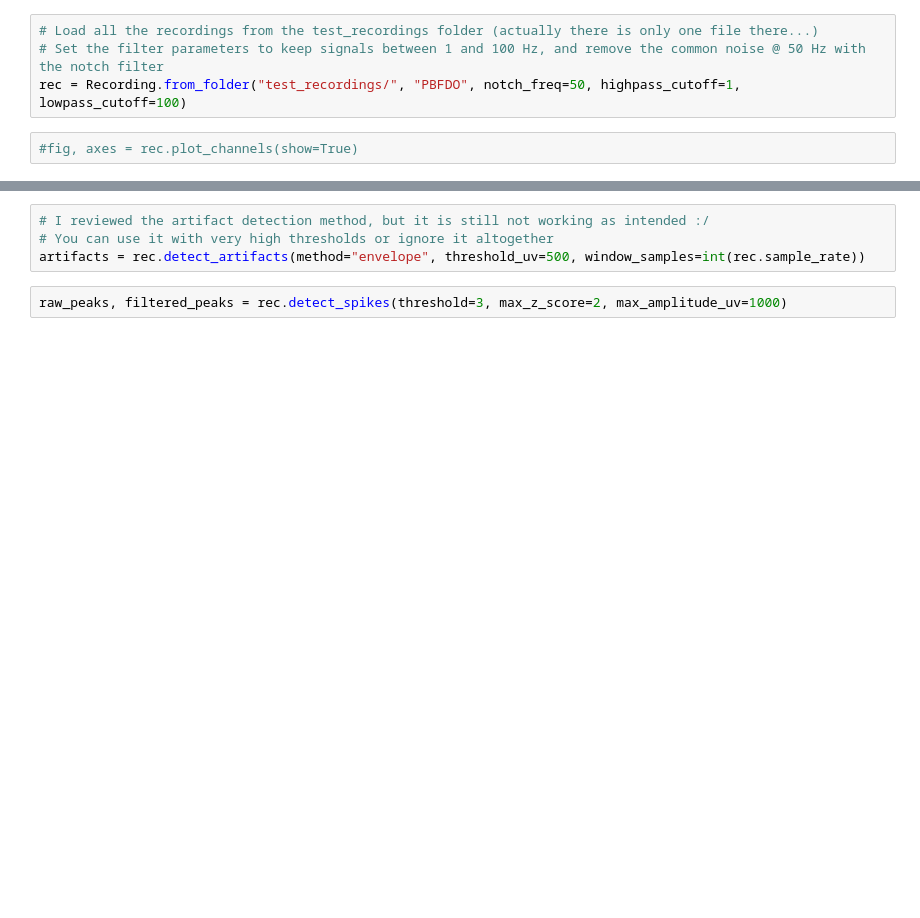
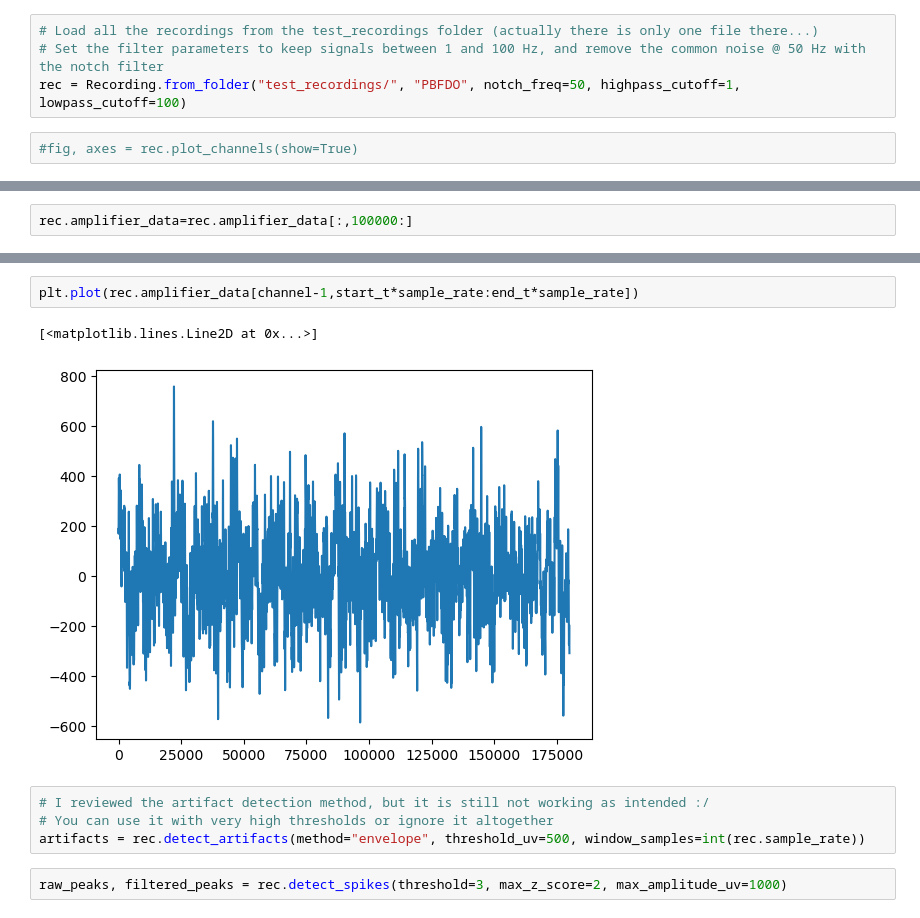
Before and after one commit to Leo-GG/RHD_analysis, a Jupyter notebook: Demo.ipynb, the cells around one changed output, grey strips where cells are left out. Cells and saved outputs as stored; diff of their text form; blank space fills up the shorter version.

```diff
--- a/Demo.ipynb
+++ b/Demo.ipynb
@@ -9,0 +30,2 @@ rec = Recording.from_folder("test_recordings/", "PBFDO", notch_freq=50, highpass
+# %%
+rec.amplifier_data=rec.amplifier_data[:,100000:]
@@ -10,3 +36,8 @@ rec = Recording.from_folder("test_recordings/", "PBFDO", notch_freq=50, highpass
+# %%
+plt.plot(rec.amplifier_data[channel-1,start_t*sample_rate:end_t*sample_rate])
+# %% [output]
+[<matplotlib.lines.Line2D at 0x...>]
+[figure, added]
 # %%
 # I reviewed the artifact detection method, but it is still not working as intended :/
 # You can use it with very high thresholds or ignore it altogether
```
Also changed, not shown: parts of 3 cells of this notebook, 2 other files.
